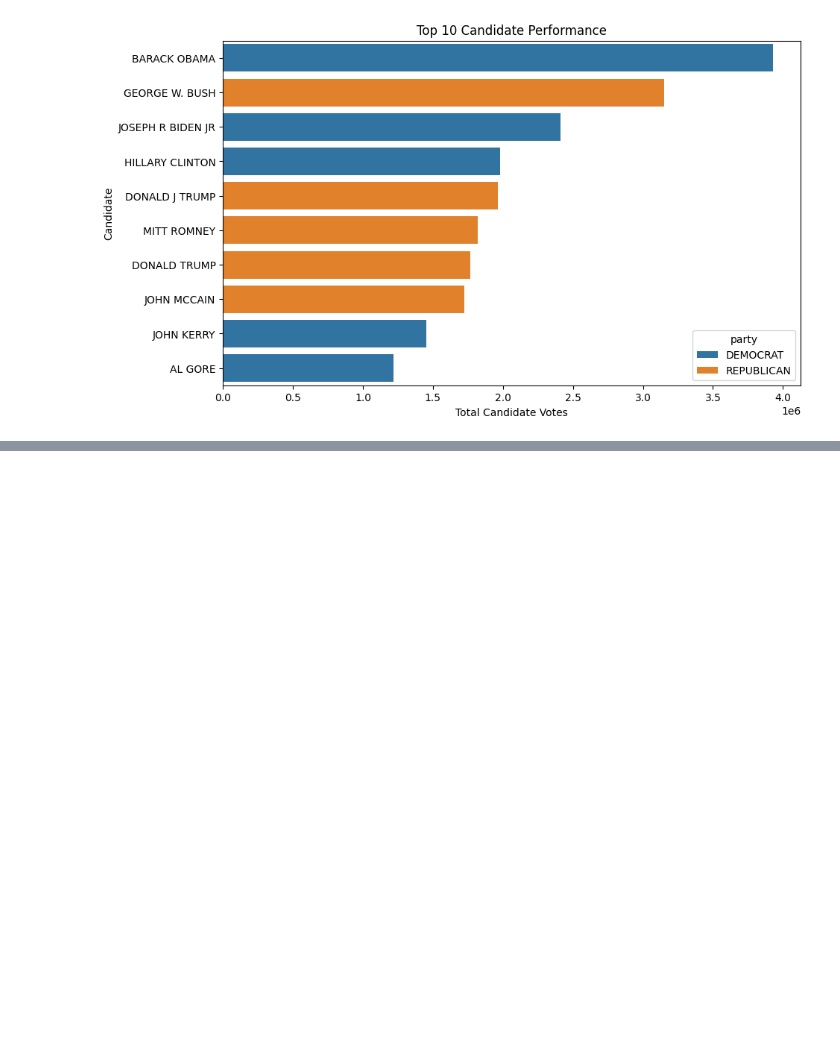
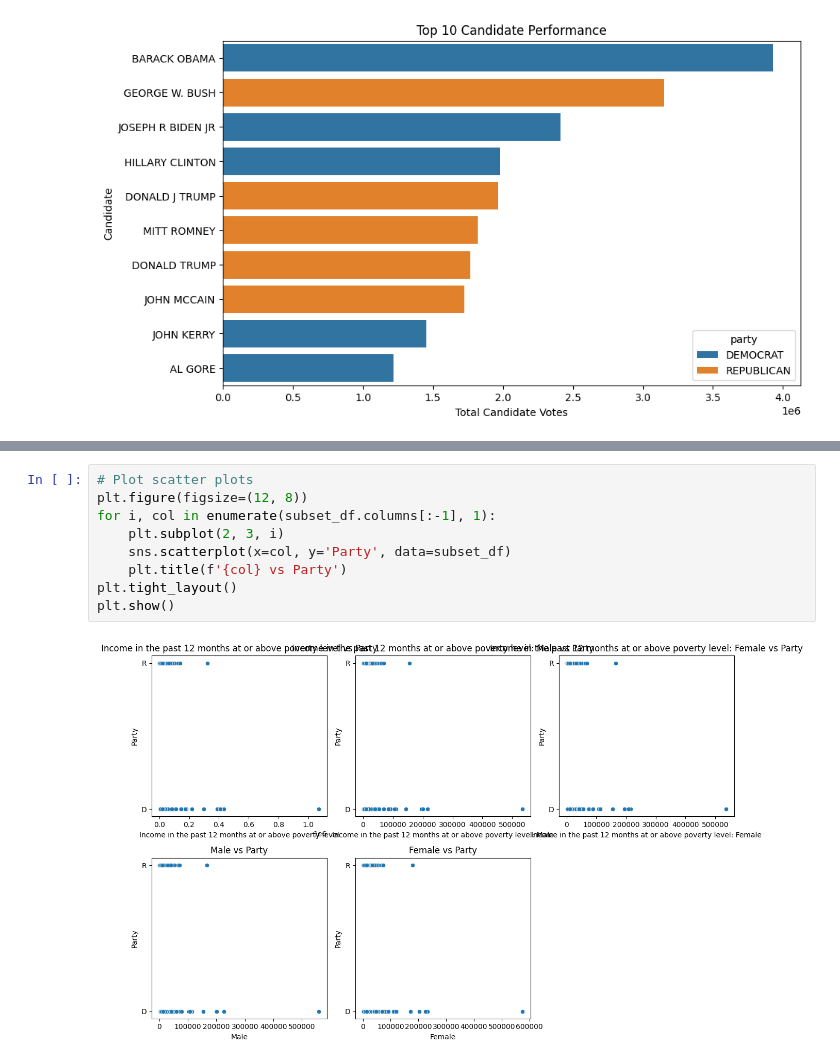
Before and after one commit to isabellamwright/project_voting, a Jupyter notebook: VotingEDA.ipynb, the cells around one changed output, grey strips where cells are left out. Cells and saved outputs as stored; diff of their text form; blank space fills up the shorter version.

```diff
--- a/VotingEDA.ipynb
+++ b/VotingEDA.ipynb
@@ -233,0 +270,11 @@ plt.show()
+# %%
+# Plot scatter plots
+plt.figure(figsize=(12, 8))
+for i, col in enumerate(subset_df.columns[:-1], 1):
+    plt.subplot(2, 3, i)
+    sns.scatterplot(x=col, y='Party', data=subset_df)
+    plt.title(f'{col} vs Party')
+plt.tight_layout()
+plt.show()
+# %% [output]
+[figure, added]
```
Also changed, not shown: parts of 4 cells of this notebook.
